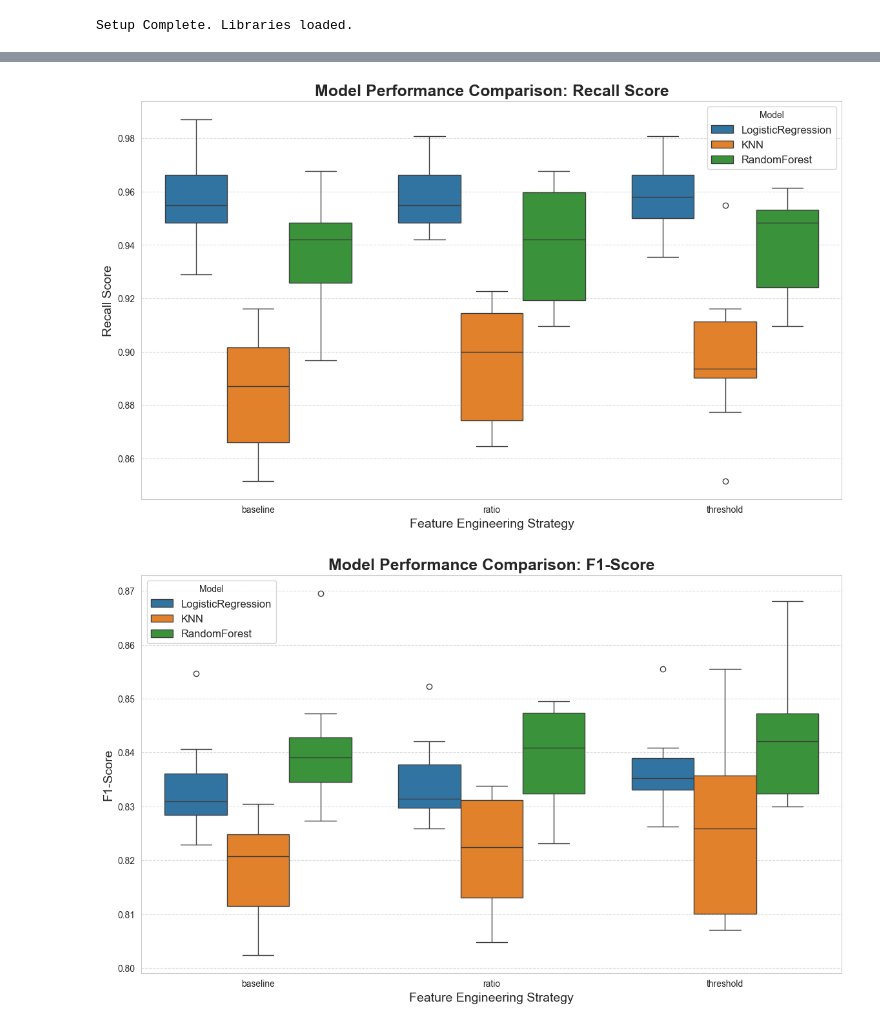
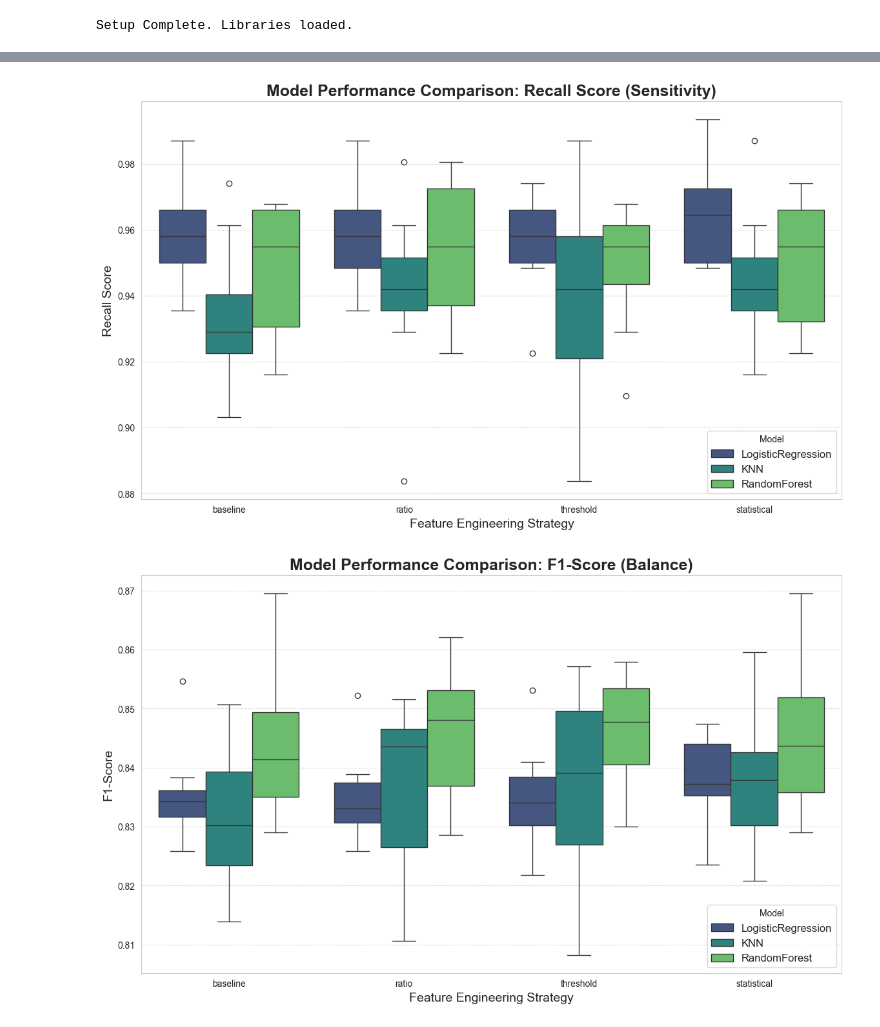
Before and after one commit to Ink-Falls/Thesis2_repo, a Jupyter notebook: notebooks/03_results_analysis_and_visualization.ipynb, the cells around one changed output, grey strips where cells are left out. Saved outputs shown, nothing was run; the diff lists cells and outputs as text; code cells hidden in the pictures.

```diff
--- a/notebooks/03_results_analysis_and_visualization.ipynb
+++ b/notebooks/03_results_analysis_and_visualization.ipynb
@@ -13,8 +18,8 @@ print("Setup Complete. Libraries loaded.")
 # %% [output]
 Setup Complete. Libraries loaded.
 # %%
-# Define the path to our results artifact
-results_path = os.path.join("..", "results", "model_performance.csv")
+# Define the path to our NEW tuned results artifact
+results_path = os.path.join("..", "results", "model_performance_tuned.csv")
 
 # Load the data
 try:
@@ -22,7 +27,7 @@ try:
     print(f"Successfully loaded results artifact with shape: {df_results.shape}")
 except FileNotFoundError:
     print(f"ERROR: File not found at {results_path}")
-    assert False, "Please run the main pipeline script first."
+    assert False, "Please run the 'modeling_pipeline_tuned.py' script first."
 
 # --- Validate the structure ---
 print("\n--- First 5 Rows of Results ---")
@@ -30,7 +35,4 @@ display(df_results.head())
 
 print(f"\nUnique Datasets: {df_results['dataset'].unique().tolist()}")
 print(f"Unique Models:   {df_results['model'].unique().tolist()}")
-print(
-    f"Number of Runs per Combination: \n{df_results.groupby(['dataset', 'model']).size().unstack()}"
-)
 # %% [output]
@@ -85,36 +83,49 @@ display(summary_stats)
+# %%
+# --- DEFINE ORDER ---
+# This ensures charts always show: Baseline -> Ratio -> Threshold -> Statistical
+logical_order = ["baseline", "ratio", "threshold", "statistical"]
 # %%
-# --- Visualization 1: Recall Comparison ---
+# --- Visualization 1: Recall Comparison (Box Plot) ---
 plt.figure()
 sns.boxplot(
     data=df_results,
     x="dataset",
     y="recall",
     hue="model",
-    order=["baseline", "ratio", "threshold"],
+    order=logical_order,
+    palette="viridis",
 )  # Enforce a logical order
-plt.title("Model Performance Comparison: Recall Score", fontsize=18, weight="bold")
+plt.title(
+    "Model Performance Comparison: Recall Score (Sensitivity)",
+    fontsize=18,
+    weight="bold",
+)
 plt.xlabel("Feature Engineering Strategy", fontsize=14)
 plt.ylabel("Recall Score", fontsize=14)
-plt.legend(title="Model", fontsize=12)
+plt.legend(title="Model", fontsize=12, loc="lower right")
 plt.grid(axis="y", linestyle="--", alpha=0.7)
 plt.show()
-
-# --- Visualization 2: F1-Score Comparison ---
-plt.figure()
-sns.boxplot(
-    data=df_results,
-    x="dataset",
-    y="f1",
-    hue="model",
-    order=["baseline", "ratio", "threshold"],
-)  # Enforce a logical order
-plt.title("Model Performance Comparison: F1-Score", fontsize=18, weight="bold")
-plt.xlabel("Feature Engineering Strategy", fontsize=14)
-plt.ylabel("F1-Score", fontsize=14)
-plt.legend(title="Model", fontsize=12)
-plt.grid(axis="y", linestyle="--", alpha=0.7)
-plt.show()
 # %% [output]
-[figure, old version]
+[figure, new version]
-[figure, removed]
+# %%
+# --- Visualization 2: F1-Score Comparison (Box Plot) ---
+plt.figure()
+sns.boxplot(
+    data=df_results,
+    x="dataset",
+    y="f1",
+    hue="model",
+    order=logical_order,
+    palette="viridis",
+)  # Enforce a logical order
+plt.title(
+    "Model Performance Comparison: F1-Score (Balance)", fontsize=18, weight="bold"
+)
+plt.xlabel("Feature Engineering Strategy", fontsize=14)
+plt.ylabel("F1-Score", fontsize=14)
+plt.legend(title="Model", fontsize=12, loc="lower right")
+plt.grid(axis="y", linestyle="--", alpha=0.7)
+plt.show()
+# %% [output]
+[figure, added]
 # %%
```
Also changed, not shown: parts of 8 cells of this notebook, 9 other files.
